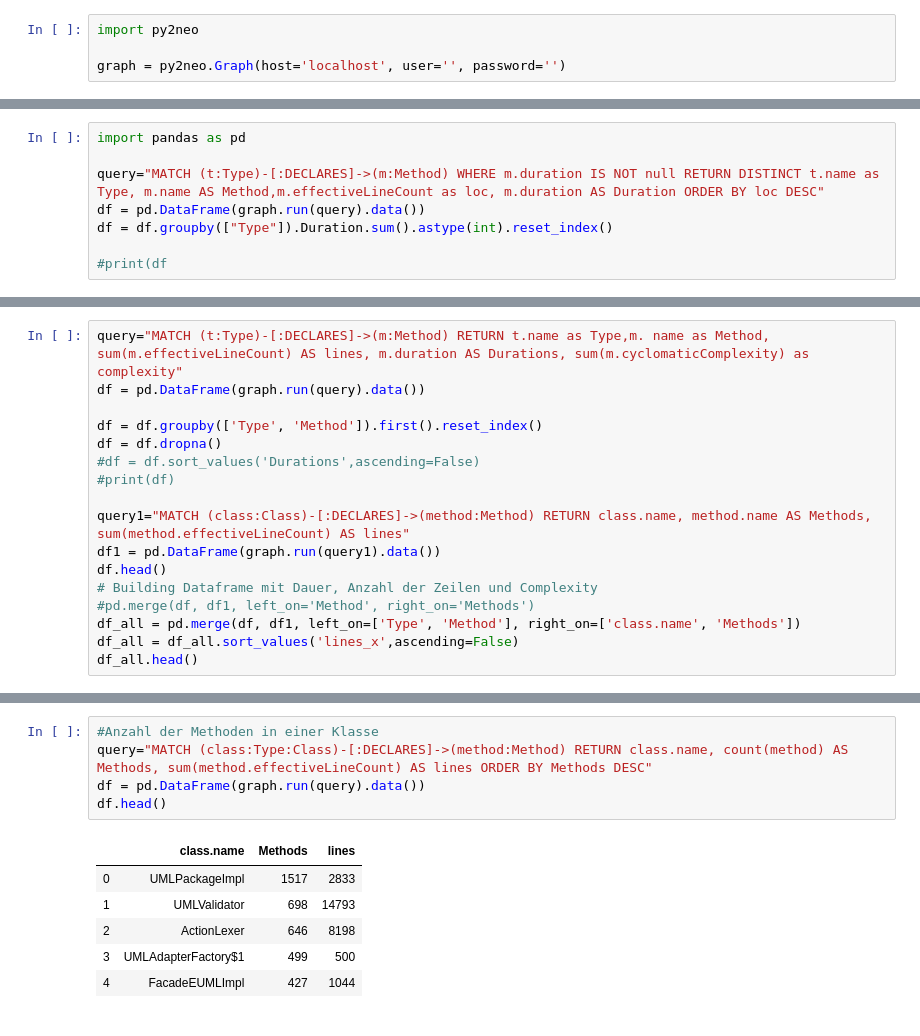
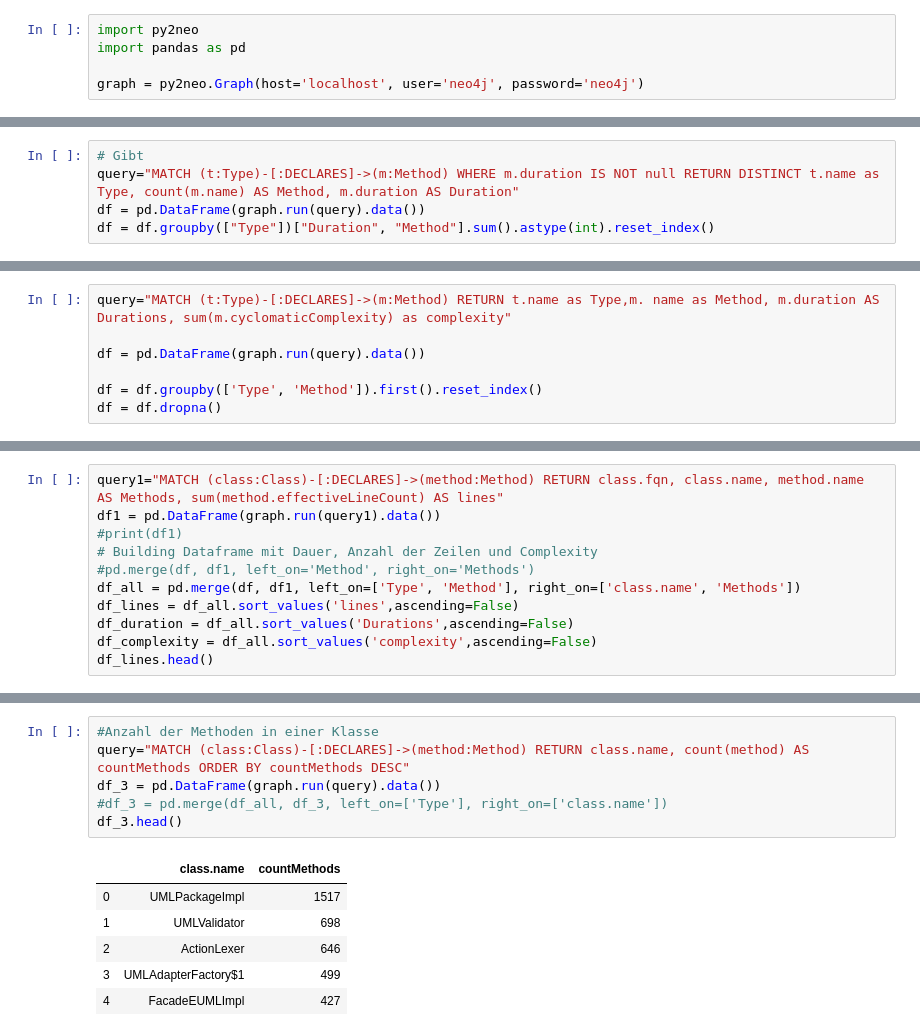
Before and after one commit to softvis-research/performance-analysis, a Jupyter notebook: PerformanceAnalysis.ipynb, the cells around one changed output, grey strips where cells are left out. Saved outputs shown, nothing was run; the diff lists cells and outputs as text.

```diff
--- a/PerformanceAnalysis.ipynb
+++ b/PerformanceAnalysis.ipynb
@@ -22,4 +23,5 @@
 # %%
 import py2neo
+import pandas as pd
 
-graph = py2neo.Graph(host='localhost', user='', password='')
+graph = py2neo.Graph(host='localhost', user='neo4j', password='neo4j')
@@ -26,11 +69,8 @@ graph = py2neo.Graph(host='localhost', user='', password='')
 # %%
-import pandas as pd
-
-query="MATCH (t:Type)-[:DECLARES]->(m:Method) WHERE m.duration IS NOT null RETURN DISTINCT t.name as Type, m.name AS Method,m.effectiveLineCount as loc, m.duration AS Duration ORDER BY loc DESC"
+# Gibt
+query="MATCH (t:Type)-[:DECLARES]->(m:Method) WHERE m.duration IS NOT null RETURN DISTINCT t.name as Type, count(m.name) AS Method, m.duration AS Duration"
 df = pd.DataFrame(graph.run(query).data())
-df = df.groupby(["Type"]).Duration.sum().astype(int).reset_index()
-
-#print(df
+df = df.groupby(["Type"])["Duration", "Method"].sum().astype(int).reset_index()
 # %%
 df.head()
 # %% [output]
@@ -103,0 +110,7 @@ display(HTML(base_html.format(rendered_chart=bar_chart1.render(is_unicode=True))
+# %%
+query="MATCH (t:Type)-[:DECLARES]->(m:Method) RETURN t.name as Type,m. name as Method, m.duration AS Durations, sum(m.cyclomaticComplexity) as complexity"
+
+df = pd.DataFrame(graph.run(query).data())
+
+df = df.groupby(['Type', 'Method']).first().reset_index()
+df = df.dropna()
@@ -104,18 +134,12 @@ display(HTML(base_html.format(rendered_chart=bar_chart1.render(is_unicode=True))
 # %%
-query="MATCH (t:Type)-[:DECLARES]->(m:Method) RETURN t.name as Type,m. name as Method, sum(m.effectiveLineCount) AS lines, m.duration AS Durations, sum(m.cyclomaticComplexity) as complexity"
-df = pd.DataFrame(graph.run(query).data())
-
-df = df.groupby(['Type', 'Method']).first().reset_index()
-df = df.dropna()
-#df = df.sort_values('Durations',ascending=False)
-#print(df)
-
-query1="MATCH (class:Class)-[:DECLARES]->(method:Method) RETURN class.name, method.name AS Methods, sum(method.effectiveLineCount) AS lines"
+query1="MATCH (class:Class)-[:DECLARES]->(method:Method) RETURN class.fqn, class.name, method.name AS Methods, sum(method.effectiveLineCount) AS lines"
 df1 = pd.DataFrame(graph.run(query1).data())
-df.head()
+#print(df1)
 # Building Dataframe mit Dauer, Anzahl der Zeilen und Complexity
 #pd.merge(df, df1, left_on='Method', right_on='Methods')
 df_all = pd.merge(df, df1, left_on=['Type', 'Method'], right_on=['class.name', 'Methods'])
-df_all = df_all.sort_values('lines_x',ascending=False)
-df_all.head()
+df_lines = df_all.sort_values('lines',ascending=False)
+df_duration = df_all.sort_values('Durations',ascending=False)
+df_complexity = df_all.sort_values('complexity',ascending=False)
+df_lines.head()
 # %% [output]
@@ -128,12 +185,13 @@ df_all.head()
 # %%
 #Anzahl der Methoden in einer Klasse
-query="MATCH (class:Type:Class)-[:DECLARES]->(method:Method) RETURN class.name, count(method) AS Methods, sum(method.effectiveLineCount) AS lines ORDER BY Methods DESC"
-df = pd.DataFrame(graph.run(query).data())
-df.head()
+query="MATCH (class:Class)-[:DECLARES]->(method:Method) RETURN class.name, count(method) AS countMethods ORDER BY countMethods DESC"
+df_3 = pd.DataFrame(graph.run(query).data())
+#df_3 = pd.merge(df_all, df_3, left_on=['Type'], right_on=['class.name'])
+df_3.head()
 # %% [output]
-|  | class.name | Methods | lines |
-| 0 | UMLPackageImpl | 1517 | 2833 |
-| 1 | UMLValidator | 698 | 14793 |
-| 2 | ActionLexer | 646 | 8198 |
-| 3 | UMLAdapterFactory$1 | 499 | 500 |
-| 4 | FacadeEUMLImpl | 427 | 1044 |
+|  | class.name | countMethods |
+| 0 | UMLPackageImpl | 1517 |
+| 1 | UMLValidator | 698 |
+| 2 | ActionLexer | 646 |
+| 3 | UMLAdapterFactory$1 | 499 |
+| 4 | FacadeEUMLImpl | 427 |
```
Also changed, not shown: parts of 24 cells of this notebook, 1 other file.
